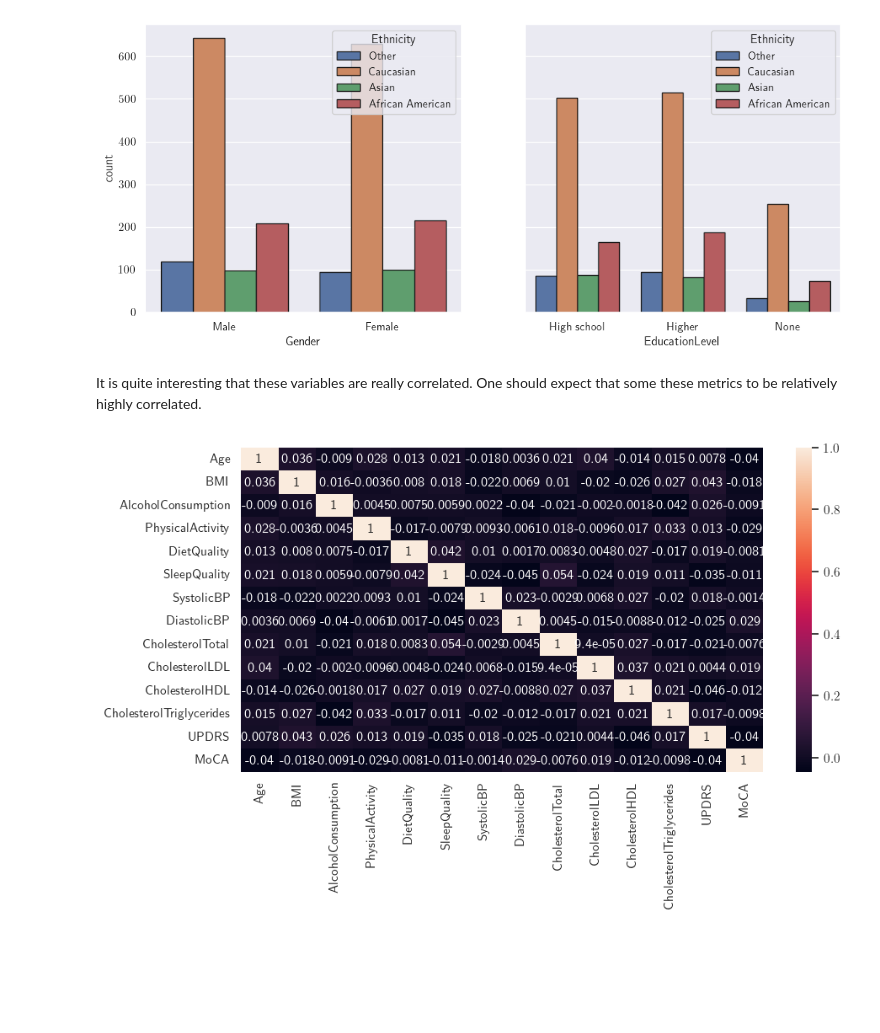
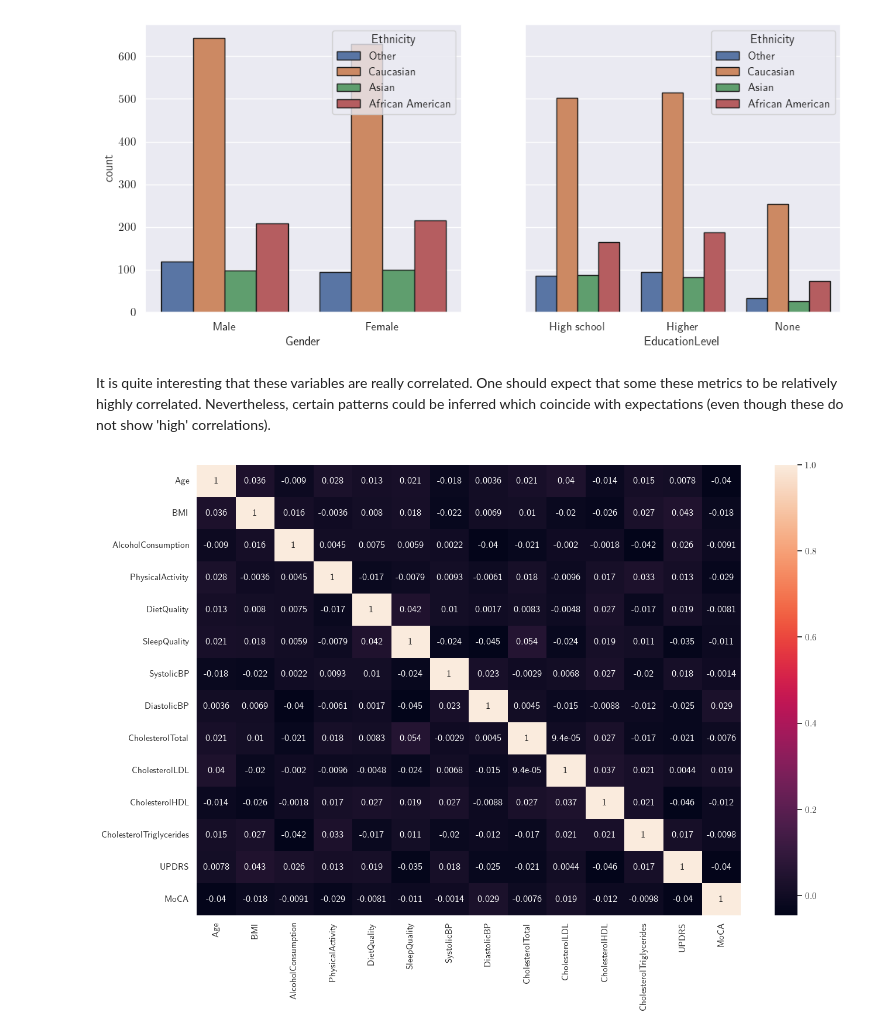
Before and after one commit to RM503/ML_projects, a Jupyter notebook: Parkinsons_classification/notebook.ipynb, the cells around one changed output. Drawn from its saved outputs; the diff is of its cells as text; code cells hidden in the pictures; blank space fills up the shorter version.

```diff
--- a/Parkinsons_classification/notebook.ipynb
+++ b/Parkinsons_classification/notebook.ipynb
@@ -160,12 +178,12 @@ numeric_cols = [
 
 df_numeric = df[numeric_cols]
 # %% [markdown]
-It is quite interesting that these variables are really correlated. One should expect that some these metrics to be relatively highly correlated.
+It is quite interesting that these variables are really correlated. One should expect that some these metrics to be relatively highly correlated. Nevertheless, certain patterns could be inferred which coincide with expectations (even though these do not show 'high' correlations).
 # %%
 # Are there much correlation between these attributes?
 
-fig, ax = plt.subplots(figsize=(10, 5))
+fig, ax = plt.subplots(figsize=(15, 10))
 sns.heatmap(df_numeric.corr(), annot=True, ax=ax)
 plt.show()
 # %% [output]
-[figure, old version]
+[figure, new version]
```
Also changed, not shown: parts of 13 cells of this notebook.
